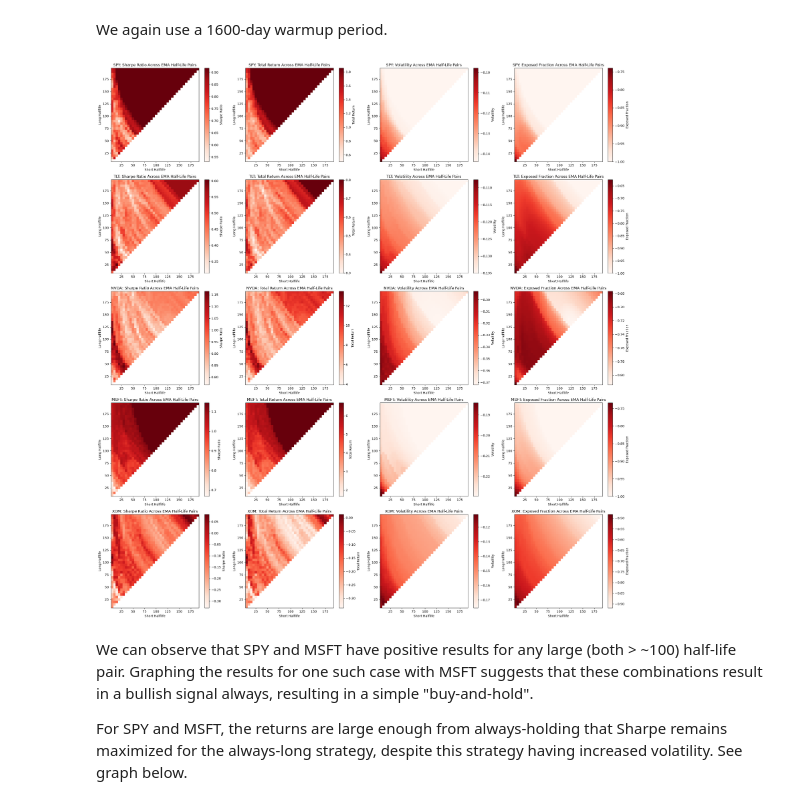
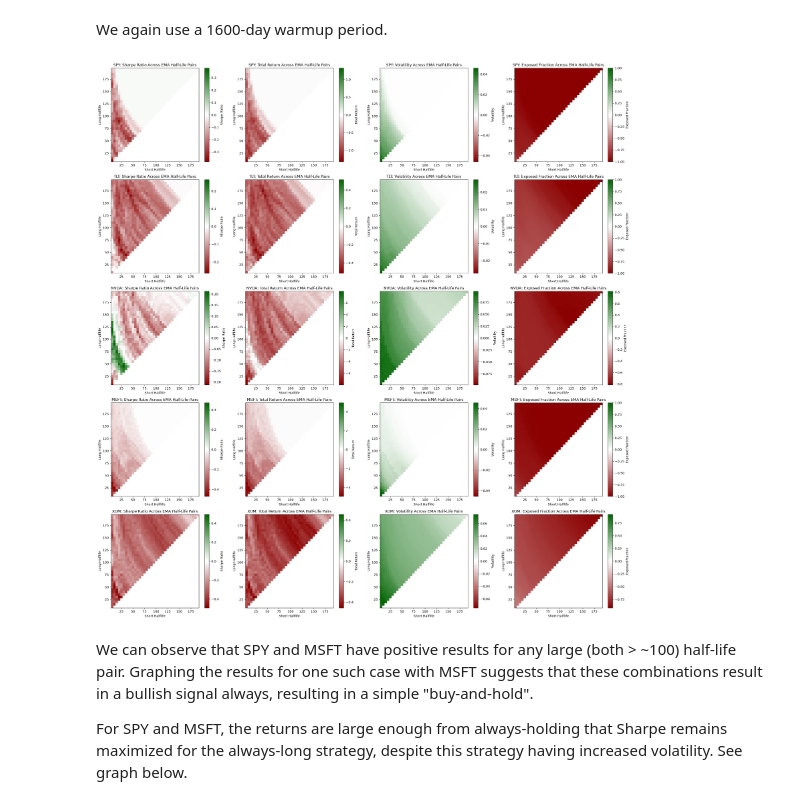
Before and after one commit to charlien74/systematic-trading-research, a Jupyter notebook: notebooks/01_exponential_moving_averages.ipynb, the cells around one changed output. Cells and saved outputs as stored; diff of their text form; code cells hidden in the pictures.

```diff
--- a/notebooks/01_exponential_moving_averages.ipynb
+++ b/notebooks/01_exponential_moving_averages.ipynb
@@ -205,9 +205,9 @@ for short_index, short_halflife in enumerate(short_halflife_values):
         rows.append({
             "short_halflife": short_halflife,
             "long_halflife": long_halflife,
-            "strategy_sharpe": metrics["strategy_sharpe"],
-            "strategy_total_return": metrics["strategy_total_return"],
-            "strategy_annualized_volatility": metrics["strategy_annualized_volatility"],
+            "strategy_sharpe": metrics["strategy_sharpe"] - metrics["benchmark_sharpe"],
+            "strategy_total_return": metrics["strategy_total_return"] - metrics["benchmark_total_return"],
+            "strategy_annualized_volatility": metrics["strategy_annualized_volatility"] - metrics["benchmark_annualized_volatility"],
             "ticker": "AAPL",
             "exposed_fraction": metrics["exposed_fraction"],
         })
@@ -249,6 +251,7 @@ def evaluate_ema_grid(ticker: str, data_df: pd.DataFrame,
                       period: int = period,
                       short_halflife_values: np.ndarray = short_halflife_values,
                       long_halflife_values: np.ndarray = long_halflife_values,
+                      subtract_benchmark: bool = False
                       ) -> pd.DataFrame:
     rows = []
 
@@ -261,6 +264,11 @@ def evaluate_ema_grid(ticker: str, data_df: pd.DataFrame,
             long_ema = ema.get_ema_series(data_df, period=period, halflife=long_halflife)
             positions = strategies.get_ema_crossover_positions(short_ema, long_ema, long_only=True)
             metrics, _, _ = backtest.compute_metrics_and_returns_from_positions_and_prices(positions, data_df)
+
+            if subtract_benchmark:
+                metrics["strategy_sharpe"] -= metrics["benchmark_sharpe"]
+                metrics["strategy_total_return"] -= metrics["benchmark_total_return"]
+                metrics["strategy_annualized_volatility"] -= metrics["benchmark_annualized_volatility"]
 
             rows.append({
                 "ticker": ticker,
@@ -275,13 +283,15 @@ def evaluate_ema_grid(ticker: str, data_df: pd.DataFrame,
     return pd.DataFrame(rows)
 
 ema_grid_results = pd.concat(
-    [evaluate_ema_grid(ticker, data_df) for ticker, data_df in ticker_test_data.items()],
+    [evaluate_ema_grid(ticker, data_df, subtract_benchmark=True) for ticker, data_df in ticker_test_data.items()],
     ignore_index=True,
 )
 # %%
-views.create_halflife_heatmaps(ema_grid_results)
+views.create_halflife_heatmaps(ema_grid_results,
+                               enforce_same_heatmap_scales=False,
+                               use_diverging_centered_scale=True)
 # %% [output]
-[figure, old version]
+[figure, new version]
 # %% [markdown]
 We can observe that SPY and MSFT have positive results for any large (both > ~100)
 half-life pair. Graphing the results for one such case with MSFT suggests that
```
Also changed, not shown: parts of 5 cells of this notebook, 1 other file.
